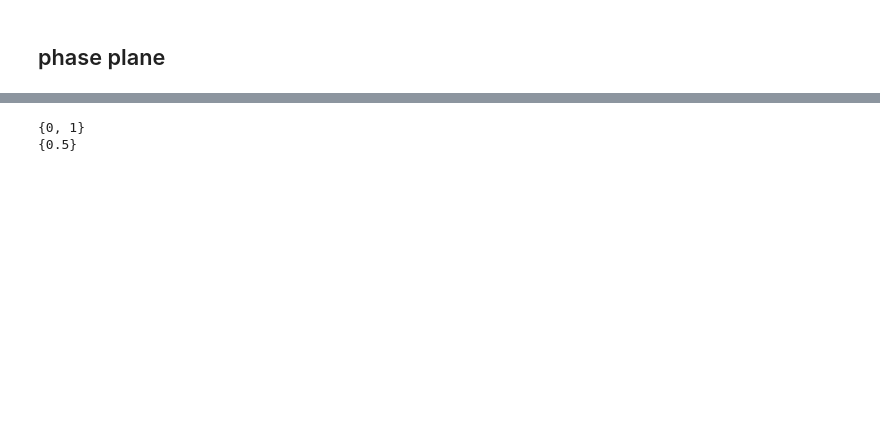
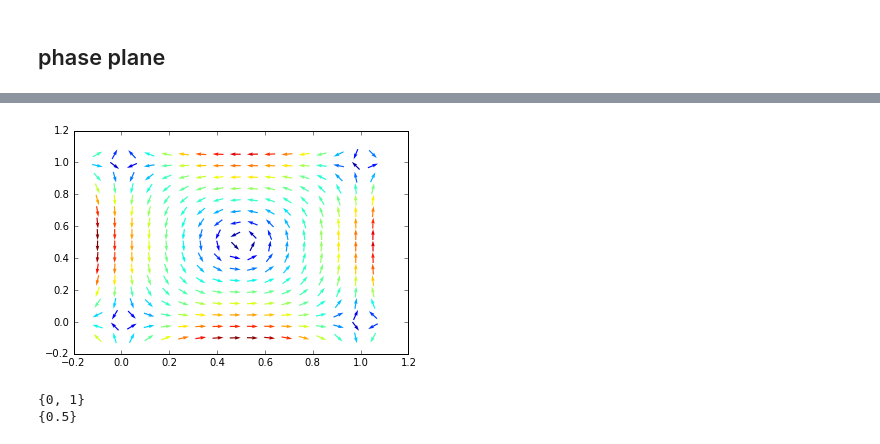
Before and after one commit to bbolker/3mb3, a Jupyter notebook: Notebooks/ode2.ipynb, the cells around one changed output, grey strips where cells are left out. Drawn from its saved outputs; the diff is of its cells as text; code cells hidden in the pictures; blank space fills up the shorter version.

```diff
--- a/Notebooks/ode2.ipynb
+++ b/Notebooks/ode2.ipynb
@@ -85,3 +117,9 @@ plt.contour(pp[:,:,1],levels=[0],colors=["blue"])
+# %%
+M = (np.hypot(DX2, DY2))                        # norm growth rate
+M[ M == 0] = 1.                                 # avoid zero division errors
+plt.quiver(X2, Y2, DY2/M, DX2/M, M, pivot='mid');
+# %% [output]
+[figure, added]
 # %%
 import sympy
 a,b,M,N = sympy.symbols("a,b,M,N")
```
Also changed, not shown: parts of 15 cells of this notebook.
